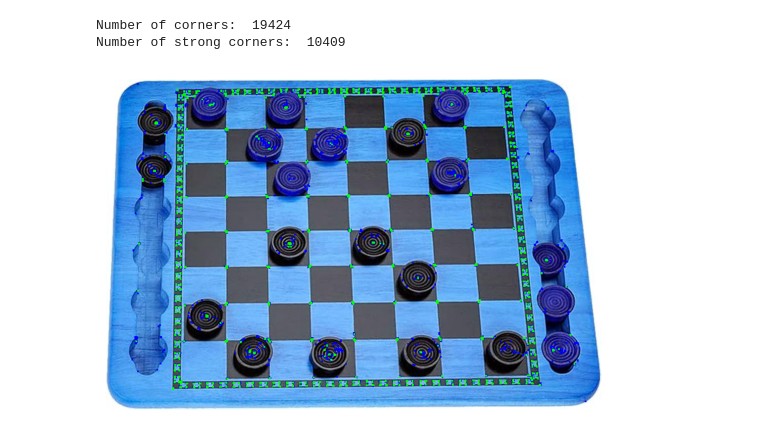
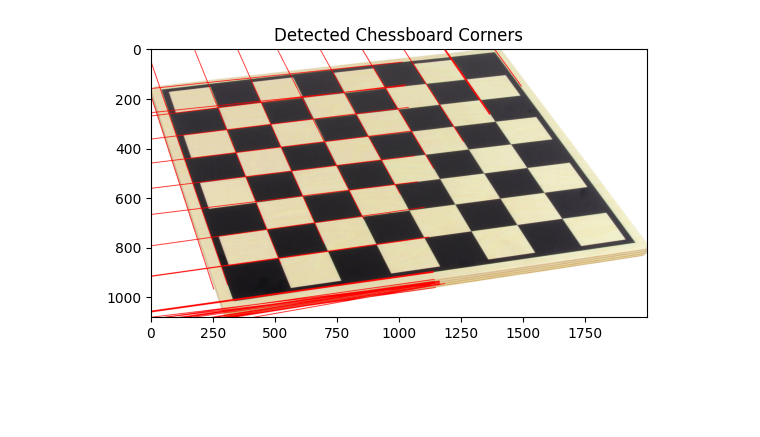
Before and after one commit to danielstoller/ece1390-chessboard-image-processing, a Jupyter notebook: checkerboard.ipynb, the cells around one changed output. Saved outputs shown, nothing was run; the diff lists cells and outputs as text; code cells hidden in the pictures; blank space fills up the shorter version.

Commit message:
Corner detection failing

```diff
--- a/checkerboard.ipynb
+++ b/checkerboard.ipynb
@@ -3,15 +3,62 @@ import os
 import cv2
 import numpy as np
 import matplotlib.pyplot as plt
-# %%
-img = cv2.imread(os.path.relpath('data/checkerboard.jpg'), cv2.IMREAD_COLOR)
-
-
-
-plt.imshow(img)
-plt.axis('off')
-plt.show()
-# %% [output]
-Number of corners:  19424
-Number of strong corners:  10409
-[figure, removed]
+# %%
+# img1 = cv2.imread(os.path.relpath('data/boards/black_board_difficult_corners.jpg'), cv2.IMREAD_COLOR)
+image = cv2.imread(os.path.relpath('data/boards/board_tilted.jpg'), cv2.IMREAD_COLOR)
+
+# 2. Convert the image to grayscale
+gray = cv2.cvtColor(image, cv2.COLOR_BGR2GRAY)
+
+# 3. Apply Gaussian blur to reduce noise and detail (avoid detecting inner square corners)
+blurred = cv2.GaussianBlur(gray, (5, 5), 0)
+
+# 4. Perform edge detection using the Canny edge detector
+edges = cv2.Canny(blurred, 50, 150)
+
+# 5. Use the Hough Line Transform to detect straight lines
+lines = cv2.HoughLinesP(edges, rho=1, theta=np.pi/180, threshold=100, minLineLength=100, maxLineGap=10)
+
+# Create a copy of the image to draw lines and corners
+output = image.copy()
+
+# 6. Filter the lines to find the four outermost lines (this step requires some filtering heuristics)
+# Group the lines by angle and position, and choose the four longest/most distinct lines
+if lines is not None:
+    for line in lines:
+        x1, y1, x2, y2 = line[0]
+        cv2.line(output, (x1, y1), (x2, y2), (0, 255, 0), 2)
+
+# 7. Find the intersection points of the lines (the corners of the chessboard)
+def line_intersection(line1, line2):
+    """Finds the intersection of two lines given in (x1, y1, x2, y2) form."""
+    xdiff = (line1[0] - line1[2], line2[0] - line2[2])
+    ydiff = (line1[1] - line1[3], line2[1] - line2[3])
+
+    def det(a, b):
+        return a[0] * b[1] - a[1] * b[0]
+
+    div = det(xdiff, ydiff)
+    if div == 0:
+       return None  # Lines do not intersect
+
+    d = (det((line1[0], line1[1]), (line1[2], line1[3])), det((line2[0], line2[1]), (line2[2], line2[3])))
+    x = det(d, xdiff) / div
+    y = det(d, ydiff) / div
+    return x, y
+
+# Find intersections of the lines (assuming you identified the four key lines)
+# corners = [line_intersection(line1, line2), ...]
+
+# 8. Draw the detected corners on the image and display the result
+# Assuming corners is a list of 4 (x, y) points representing the corners of the chessboard
+if corners:
+    for corner in corners:
+        cv2.circle(output, tuple(map(int, corner)), radius=5, color=(0, 0, 255), thickness=-1)
+
+# Display the result
+plt.imshow(cv2.cvtColor(output, cv2.COLOR_BGR2RGB))
+plt.title('Detected Chessboard Corners')
+plt.show()
+# %% [output]
+[figure, added]
```
Also changed, not shown: 1 other file.
